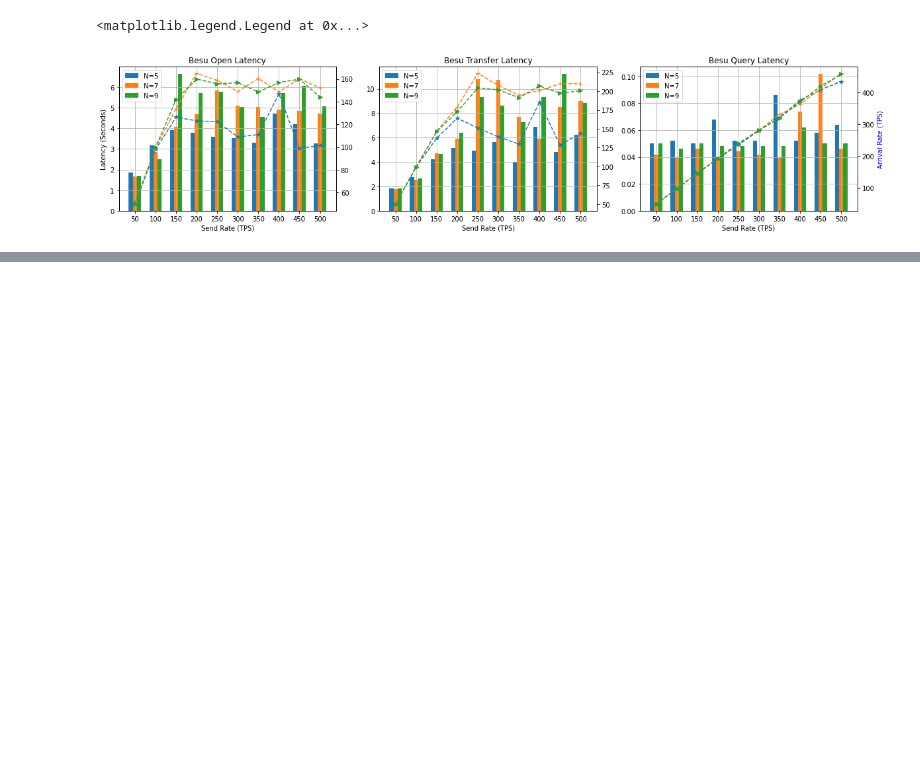
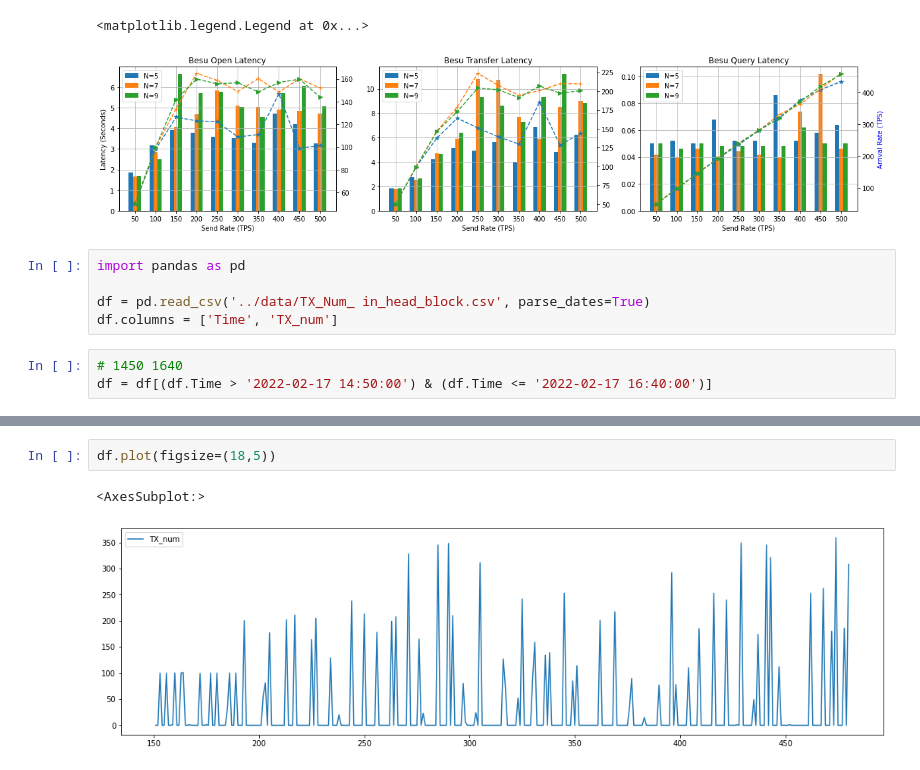
Before and after one commit to CaixiangFan/besu-benchmark, a Jupyter notebook: src/data_process.ipynb, the cells around one changed output, grey strips where cells are left out. Drawn from its saved outputs; the diff is of its cells as text; blank space fills up the shorter version.

```diff
--- a/src/data_process.ipynb
+++ b/src/data_process.ipynb
@@ -599,3 +599,11 @@ axs[2].legend(loc='upper left')
 # %% [output]
 <matplotlib.legend.Legend at 0x...>
 [figure]
+# %%
+import pandas as pd
+
+df = pd.read_csv('../data/TX_Num_ in_head_block.csv', parse_dates=True)
+df.columns = ['Time', 'TX_num']
+# %%
+# 1450 1640
+df = df[(df.Time > '2022-02-17 14:50:00') & (df.Time <= '2022-02-17 16:40:00')]
@@ -601,0 +626,5 @@ axs[2].legend(loc='upper left')
+# %%
+df.plot(figsize=(18,5))
+# %% [output]
+<AxesSubplot:>
+[figure, added]
```
Also changed, not shown: parts of 3 cells of this notebook, 2 other files.
